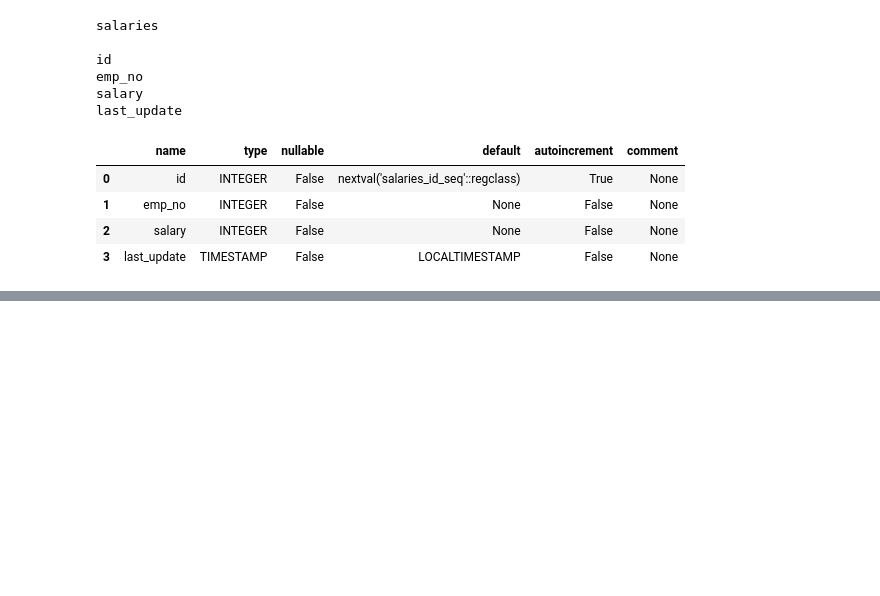
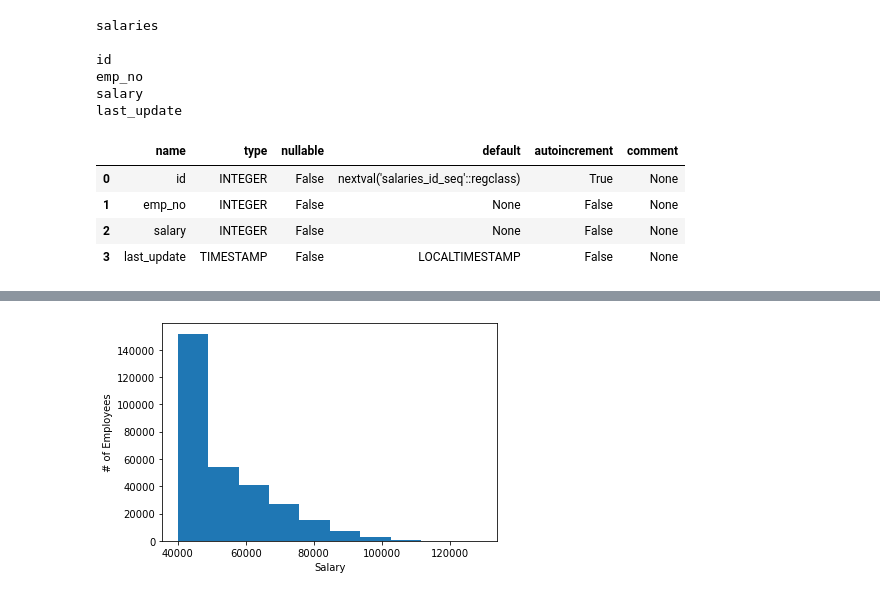
Before and after one commit to CodyGunter/smu-data-12-19-21-homework, a Jupyter notebook: 09_SQL/SQL_HW.ipynb, the cells around one changed output, grey strips where cells are left out. Saved outputs shown, nothing was run; the diff lists cells and outputs as text; code cells hidden in the pictures; blank space fills up the shorter version.

```diff
--- a/09_SQL/SQL_HW.ipynb
+++ b/09_SQL/SQL_HW.ipynb
@@ -115,0 +175,10 @@ query = """
+# %%
+query1 = """
+        Select
+            salary
+        From
+            salaries;
+        """
+# %%
+df1 = pd.read_sql(query1, conn)
+df1.head()
@@ -115,0 +192,7 @@ query = """
+# %%
+plt.hist(df1.salary, bins=10)
+plt.xlabel('Salary')
+plt.ylabel('# of Employees')
+plt.show()
+# %% [output]
+[figure, added]
```
Also changed, not shown: parts of 10 cells of this notebook, 3 other files.
